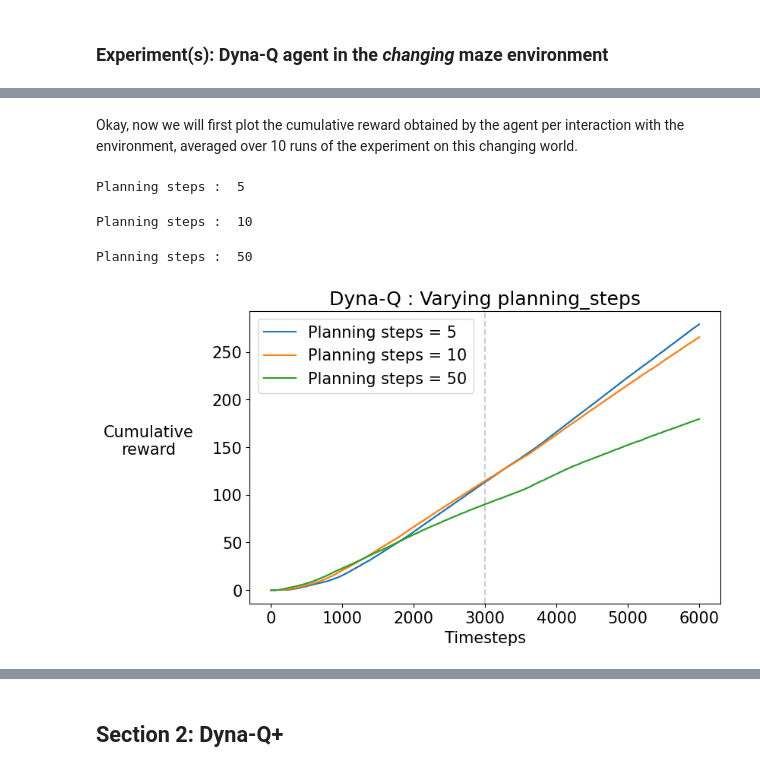
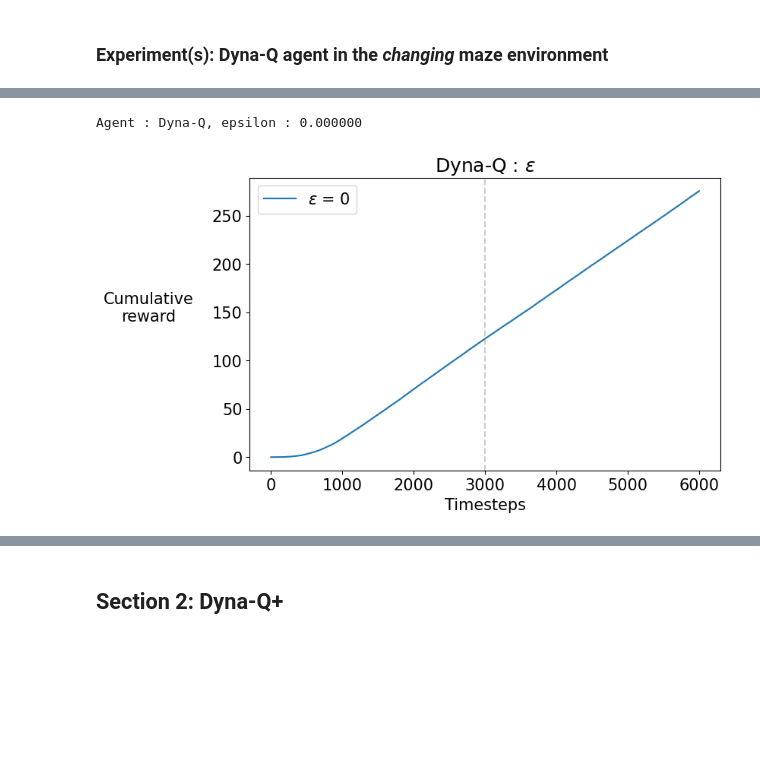
Before and after one commit to AhmedHamdy-e21/GTC_Neural_Modelling_Tutorial, a Jupyter notebook: code/Dyna_Q/assignment.ipynb, the cells around one changed output, grey strips where cells are left out. Saved outputs shown, nothing was run; the diff lists cells and outputs as text; code cells hidden in the pictures; blank space fills up the shorter version.

Commit message:
I've deleted all not required plots and analyses, Also I've labelled all the cells that are writte by me as -Done By Me- The required plot is at the end of the notebook

```diff
--- a/code/Dyna_Q/assignment.ipynb
+++ b/code/Dyna_Q/assignment.ipynb
@@ -609,30 +319,0 @@ def plot_steps_per_episode(data):
-# %%
-# ---------------
-# Discussion Cell
-# ---------------
-
-# Experiment parameters
-experiment_parameters = {
-    "num_runs" : 30,                     # The number of times we run the experiment
-    "num_episodes" : 40,                 # The number of episodes per experiment
-}
-
-# Environment parameters
-environment_parameters = {
-    "discount": 0.95,
-}
-
-# Agent parameters
-agent_parameters = {
-    "num_states" : 54,
-    "num_actions" : 4,
-    "epsilon": 0.1,
-    "step_size" : 0.125,
-    "planning_steps" : [0, 5, 50]       # The list of planning_steps we want to try
-}
-
-current_env = ShortcutMazeEnvironment   # The environment
-current_agent = DynaQAgent              # The agent
-
-dataq = run_experiment(current_env, current_agent, environment_parameters, agent_parameters, experiment_parameters)
-plot_steps_per_episode(dataq)
@@ -741,2 +400,0 @@ This is because the environment is separate from the agent, and the environment
-# %% [markdown]
-Okay, now we will first plot the cumulative reward obtained by the agent per interaction with the environment, averaged over 10 runs of the experiment on this changing world.
@@ -743,36 +454,34 @@ Okay, now we will first plot the cumulative reward obtained by the agent per int
 # %%
 # ---------------
-# Discussion Cell
+# Provided Code
 # ---------------
 
 # Experiment parameters
 experiment_parameters = {
-    "num_runs" : 10,                     # The number of times we run the experiment
+    "num_runs" : 30,                     # The number of times we run the experiment
     "num_max_steps" : 6000,              # The number of steps per experiment
 }
 
 # Environment parameters
 environment_parameters = {
     "discount": 0.95,
     "change_at_n": 3000
 }
 
 # Agent parameters
 agent_parameters = {
     "num_states" : 54,
     "num_actions" : 4,
-    "epsilon": 0,
-    "step_size" : 0.125,
-    "planning_steps" : [5, 10, 50]      # The list of planning_steps we want to try
+    "step_size" : 0.1,
+    "planning_steps" : 10,
+    "epsilons": [0]    # The list of epsilons we want to try
 }
 
 current_env = ShortcutMazeEnvironment   # The environment
 current_agent = DynaQAgent              # The agent
 
-dataq = run_experiment_with_state_visitations(current_env, current_agent, environment_parameters, agent_parameters, experiment_parameters, "Dyna-Q_shortcut_steps")
-plot_cumulative_reward(dataq, 'planning_steps_all', 'cum_reward_all', 'Cumulative\nreward', 'Planning steps = ', 'Dyna-Q : Varying planning_steps')
+data = run_experiment_only_cumulative_reward(current_env, current_agent, environment_parameters, agent_parameters, experiment_parameters)
+plot_cumulative_reward(data, 'epsilons', 'cum_reward_all', 'Cumulative\nreward', r'$\epsilon$ = ', r'Dyna-Q : $\epsilon$')
 # %% [output]
-Planning steps :  5
+Agent : Dyna-Q, epsilon : 0.000000
-Planning steps :  10
-Planning steps :  50
-[figure, old version]
+[figure, new version]
```
Also changed, not shown: parts of 56 cells of this notebook, 1 other file.
